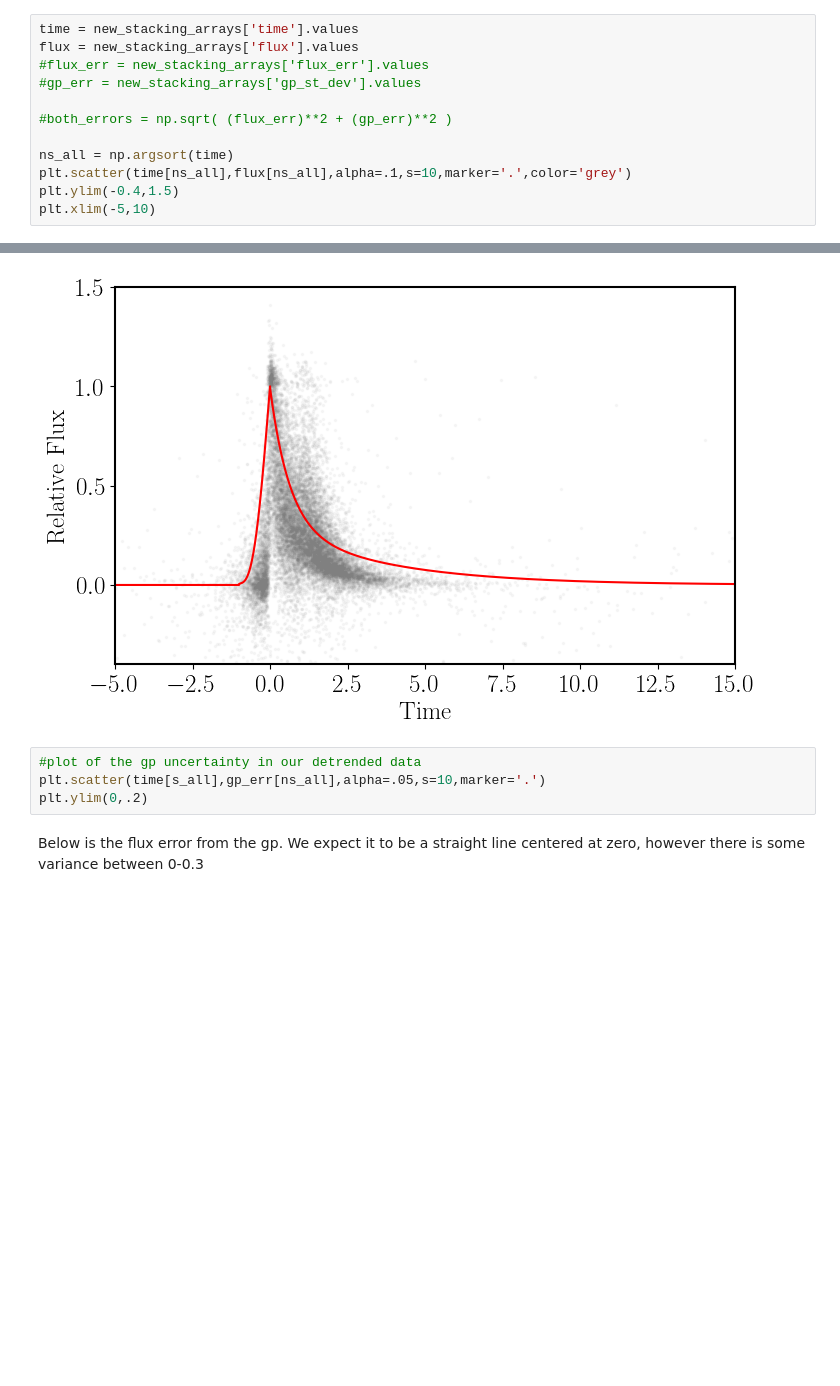
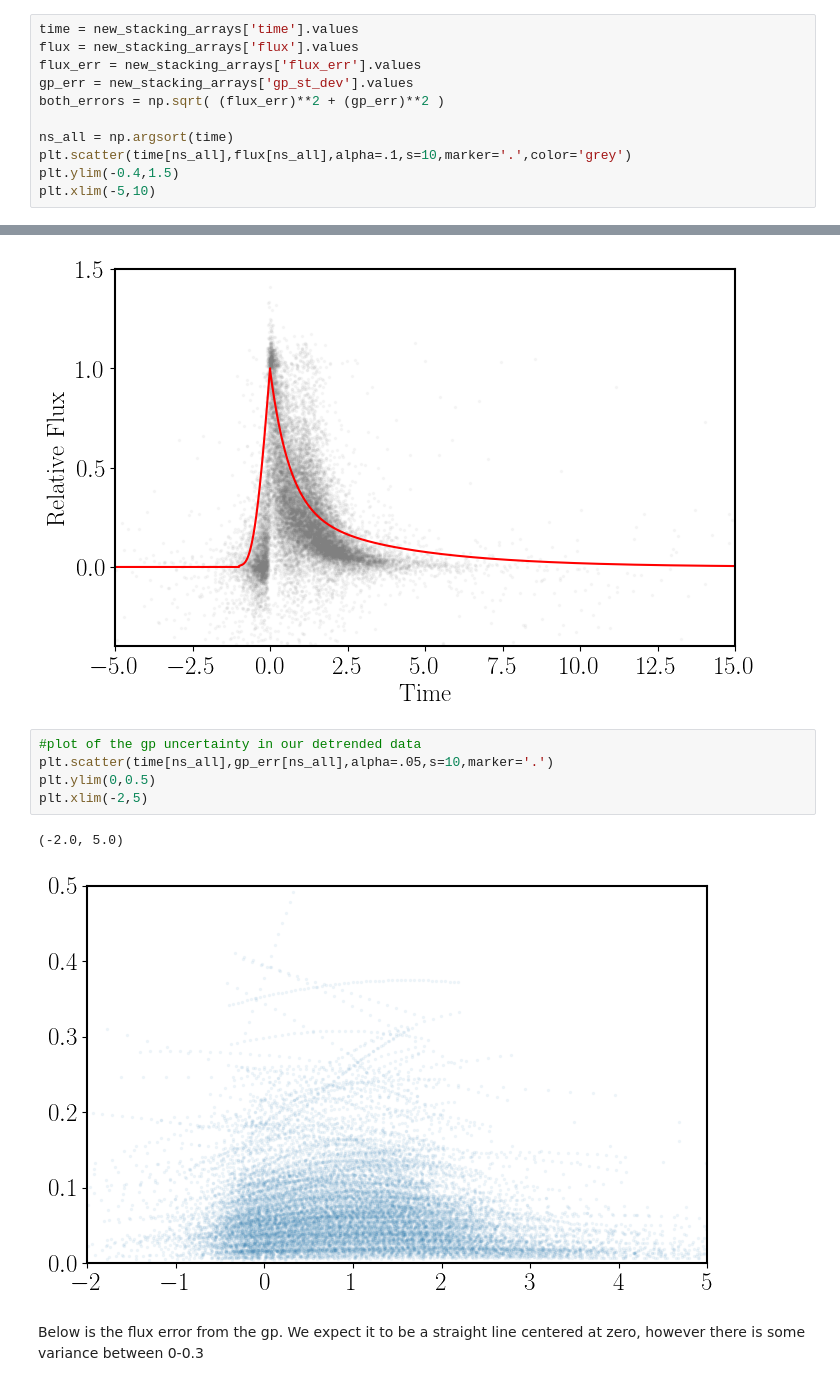
Before and after one commit to lupitatovar/flares, a Jupyter notebook: notebooks/Flare_Model_V1.ipynb, the cells around one changed output, grey strips where cells are left out. Drawn from its saved outputs; the diff is of its cells as text; blank space fills up the shorter version.

```diff
--- a/notebooks/Flare_Model_V1.ipynb
+++ b/notebooks/Flare_Model_V1.ipynb
@@ -567,10 +654,9 @@ new_stacking_arrays=pd.read_csv('new_stacking_array_values.csv')
 # %%
 time = new_stacking_arrays['time'].values
 flux = new_stacking_arrays['flux'].values
-#flux_err = new_stacking_arrays['flux_err'].values
-#gp_err = new_stacking_arrays['gp_st_dev'].values
-
-#both_errors = np.sqrt( (flux_err)**2 + (gp_err)**2 )
+flux_err = new_stacking_arrays['flux_err'].values
+gp_err = new_stacking_arrays['gp_st_dev'].values
+both_errors = np.sqrt( (flux_err)**2 + (gp_err)**2 )
 
 ns_all = np.argsort(time)
 plt.scatter(time[ns_all],flux[ns_all],alpha=.1,s=10,marker='.',color='grey')
@@ -603,8 +689,12 @@ Text(0, 0.5, 'Relative Flux')
 [figure]
 # %%
 #plot of the gp uncertainty in our detrended data
-plt.scatter(time[s_all],gp_err[ns_all],alpha=.05,s=10,marker='.')
-plt.ylim(0,.2)
+plt.scatter(time[ns_all],gp_err[ns_all],alpha=.05,s=10,marker='.')
+plt.ylim(0,0.5)
+plt.xlim(-2,5)
+# %% [output]
+(-2.0, 5.0)
+[figure, added]
 # %% [markdown]
 Below is the flux error from the gp. We expect it to be a straight line centered at zero, however there is some variance between 0-0.3
 # %%
```
Also changed, not shown: parts of 21 cells of this notebook, 1 other file.
